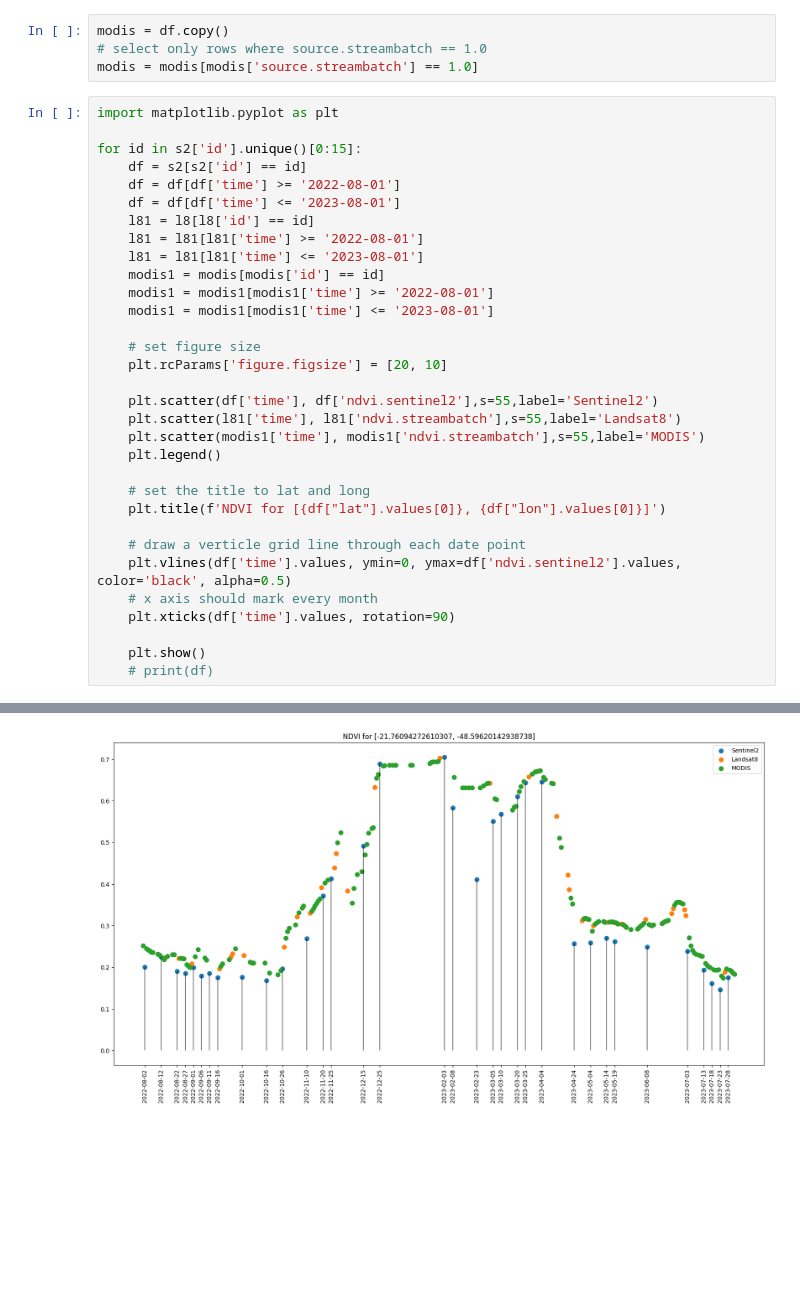
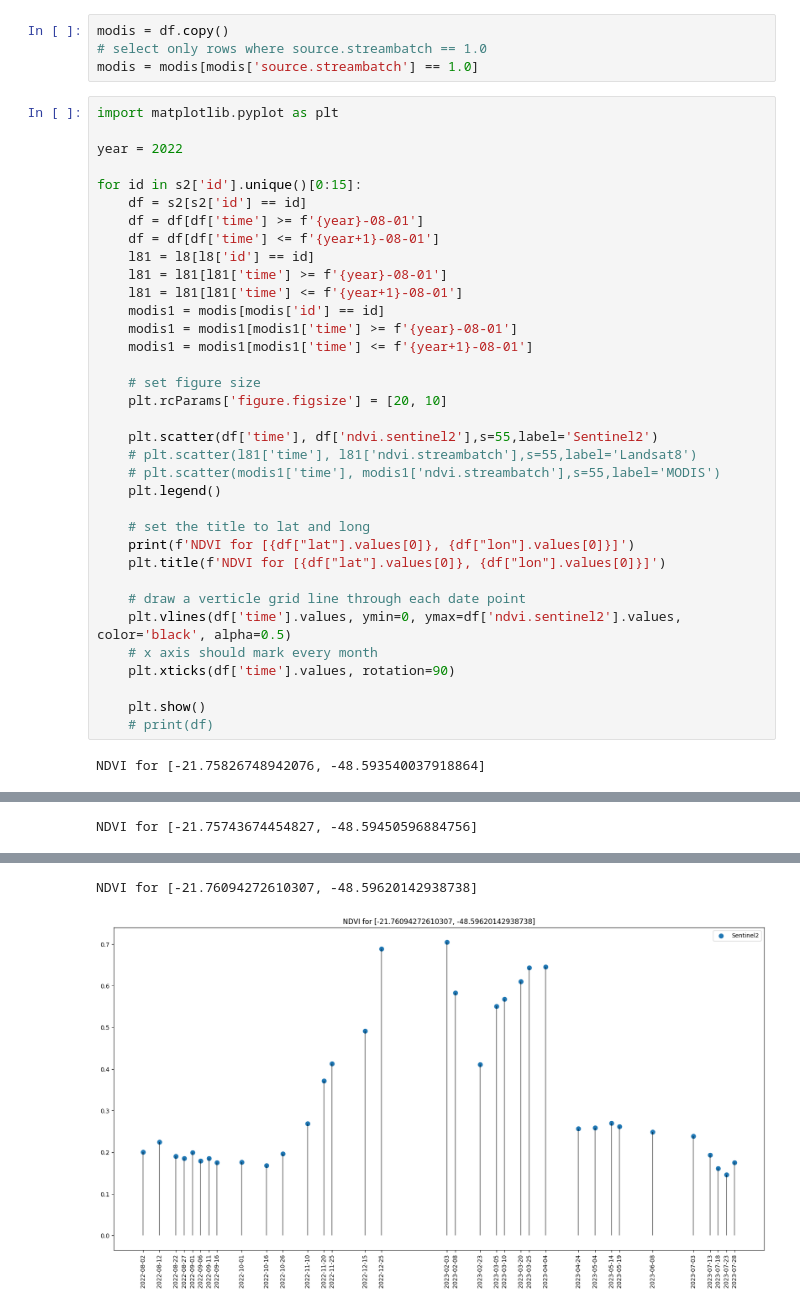
Before and after one commit to tammer/notebooks, a Jupyter notebook: cyan1.ipynb, the cells around one changed output, grey strips where cells are left out. Saved outputs shown, nothing was run; the diff lists cells and outputs as text; blank space fills up the shorter version.

```diff
--- a/cyan1.ipynb
+++ b/cyan1.ipynb
@@ -27,26 +36,29 @@ modis = modis[modis['source.streambatch'] == 1.0]
 # %%
 import matplotlib.pyplot as plt
 
+year = 2022
+
 for id in s2['id'].unique()[0:15]:
     df = s2[s2['id'] == id]
-    df = df[df['time'] >= '2022-08-01']
-    df = df[df['time'] <= '2023-08-01']
+    df = df[df['time'] >= f'{year}-08-01']
+    df = df[df['time'] <= f'{year+1}-08-01']
     l81 = l8[l8['id'] == id]
-    l81 = l81[l81['time'] >= '2022-08-01']
-    l81 = l81[l81['time'] <= '2023-08-01']
+    l81 = l81[l81['time'] >= f'{year}-08-01']
+    l81 = l81[l81['time'] <= f'{year+1}-08-01']
     modis1 = modis[modis['id'] == id]
-    modis1 = modis1[modis1['time'] >= '2022-08-01']
-    modis1 = modis1[modis1['time'] <= '2023-08-01']
+    modis1 = modis1[modis1['time'] >= f'{year}-08-01']
+    modis1 = modis1[modis1['time'] <= f'{year+1}-08-01']
 
     # set figure size
     plt.rcParams['figure.figsize'] = [20, 10]
 
     plt.scatter(df['time'], df['ndvi.sentinel2'],s=55,label='Sentinel2')
-    plt.scatter(l81['time'], l81['ndvi.streambatch'],s=55,label='Landsat8')
-    plt.scatter(modis1['time'], modis1['ndvi.streambatch'],s=55,label='MODIS')
+    # plt.scatter(l81['time'], l81['ndvi.streambatch'],s=55,label='Landsat8')
+    # plt.scatter(modis1['time'], modis1['ndvi.streambatch'],s=55,label='MODIS')
     plt.legend()
 
     # set the title to lat and long
+    print(f'NDVI for [{df["lat"].values[0]}, {df["lon"].values[0]}]')
     plt.title(f'NDVI for [{df["lat"].values[0]}, {df["lon"].values[0]}]')
 
     # draw a verticle grid line through each date point
@@ -57,3 +69,4 @@ for id in s2['id'].unique()[0:15]:
     plt.show()
     # print(df)
 # %% [output]
+NDVI for [-21.75826748942076, -48.593540037918864]
@@ -63,0 +80 @@ for id in s2['id'].unique()[0:15]:
+NDVI for [-21.75743674454827, -48.59450596884756]
@@ -65 +82,2 @@ for id in s2['id'].unique()[0:15]:
+NDVI for [-21.76094272610307, -48.59620142938738]
-[figure, old version]
+[figure, new version]
```
Also changed, not shown: parts of 2 cells of this notebook, 1 other file.
